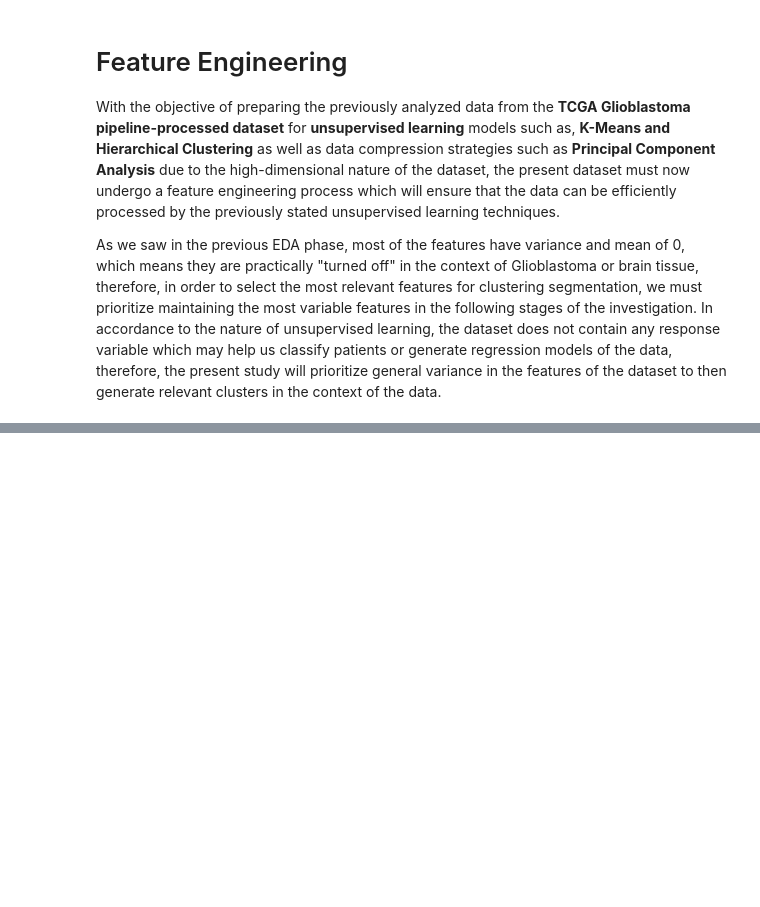
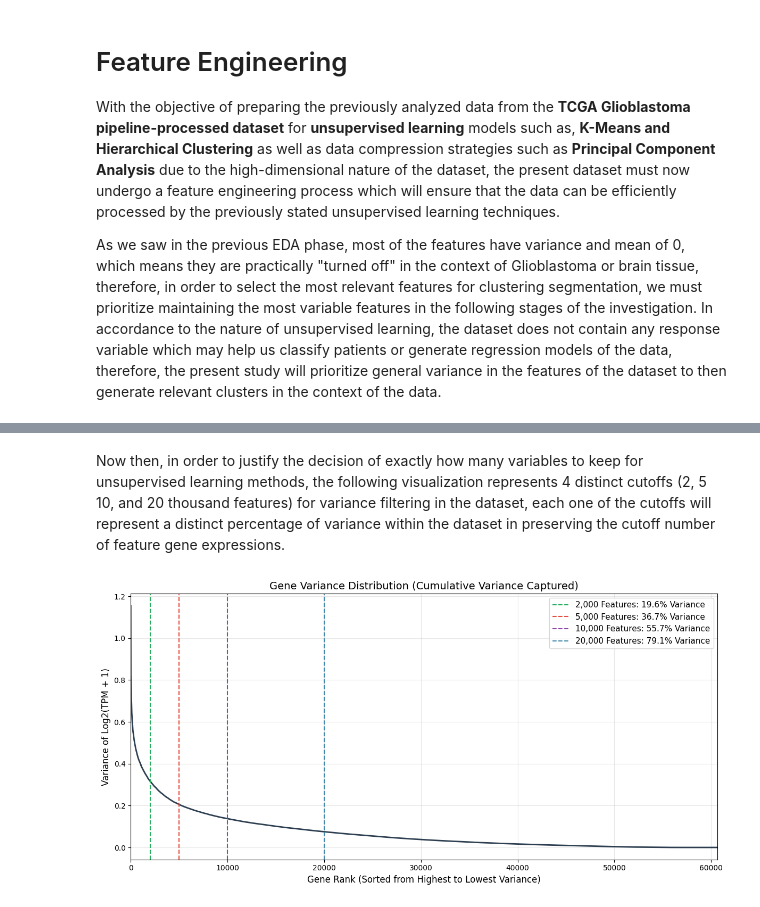
Before and after one commit to vrdtska/cancer-genome-unsupervised-investigation, a Jupyter notebook: docs/docs/feature_engineering.ipynb, the cells around one changed output, grey strips where cells are left out. Saved outputs shown, nothing was run; the diff lists cells and outputs as text; code cells hidden in the pictures; blank space fills up the shorter version.

```diff
--- a/docs/docs/feature_engineering.ipynb
+++ b/docs/docs/feature_engineering.ipynb
@@ -57,0 +35,55 @@ FileNotFoundError: [Errno 2] No such file or directory: '../../star_data/X.csv'
+# %% [markdown]
+Now then, in order to justify the decision of exactly how many variables to keep for unsupervised learning methods, the following visualization represents 4 distinct cutoffs (2, 5 10, and 20 thousand features) for variance filtering in the dataset, each one of the cutoffs will represent a distinct percentage of variance within the dataset in preserving the cutoff number of feature gene expressions.
+# %%
+import matplotlib.pyplot as plt
+
+# 1. Calculate the variance for ALL 60,660 log-transformed genes
+all_variances = df_log.var()
+
+# 2. Sort the variances in strictly descending order
+sorted_variances = all_variances.sort_values(ascending=False)
+
+# --- NEW MATH: Calculate Cumulative Variance Percentages ---
+# Calculate the total variance sum across all 60,660 genes
+total_variance = sorted_variances.sum()
+
+# Calculate what percentage of that total is captured at each cutoff
+pct_2k = (sorted_variances.head(2000).sum() / total_variance) * 100
+pct_5k = (sorted_variances.head(5000).sum() / total_variance) * 100
+pct_10k = (sorted_variances.head(10000).sum() / total_variance) * 100
+pct_20k = (sorted_variances.head(20000).sum() / total_variance) * 100
+
+# 3. Plotting the Variance Curve (The Elbow Method)
+plt.figure(figsize=(12, 6))
+
+# Plot the actual variance values
+plt.plot(
+    range(1, len(sorted_variances) + 1),
+    sorted_variances.values,
+    linewidth=2,
+    color='#2c3e50'
+)
+
+# Add reference lines at the requested marks, injecting the percentages directly into the labels
+plt.axvline(x=2000, color='#27ae60', linestyle='--', linewidth=1.5,
+            label=f'2,000 Features: {pct_2k:.1f}% Variance')
+plt.axvline(x=5000, color='#e74c3c', linestyle='--', linewidth=1.5,
+            label=f'5,000 Features: {pct_5k:.1f}% Variance')
+plt.axvline(x=10000, color='#8e44ad', linestyle='--', linewidth=1.5,
+            label=f'10,000 Features: {pct_10k:.1f}% Variance')
+plt.axvline(x=20000, color="#448aad", linestyle='--', linewidth=1.5,
+            label=f'20,000 Features: {pct_20k:.1f}% Variance')
+
+# Formatting
+plt.title('Gene Variance Distribution (Cumulative Variance Captured)', fontsize=14)
+plt.xlabel('Gene Rank (Sorted from Highest to Lowest Variance)', fontsize=12)
+plt.ylabel('Variance of Log2(TPM + 1)', fontsize=12)
+plt.legend(fontsize=11)
+plt.grid(True, alpha=0.3)
+
+plt.xlim(0, 60660)
+
+plt.tight_layout()
+plt.show()
+# %% [output]
+[figure, added]
```
Also changed, not shown: parts of 9 cells of this notebook, 1 other file.
